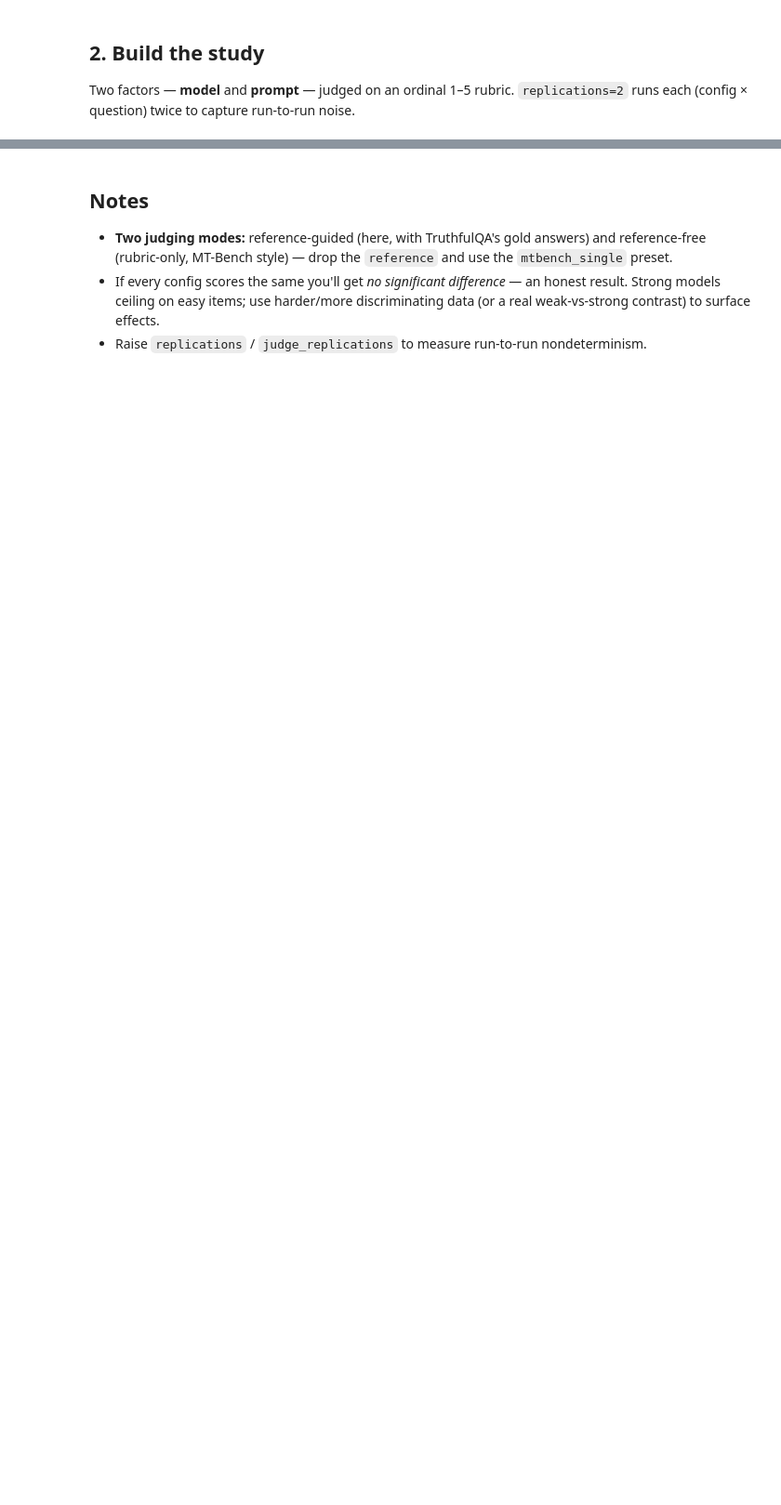
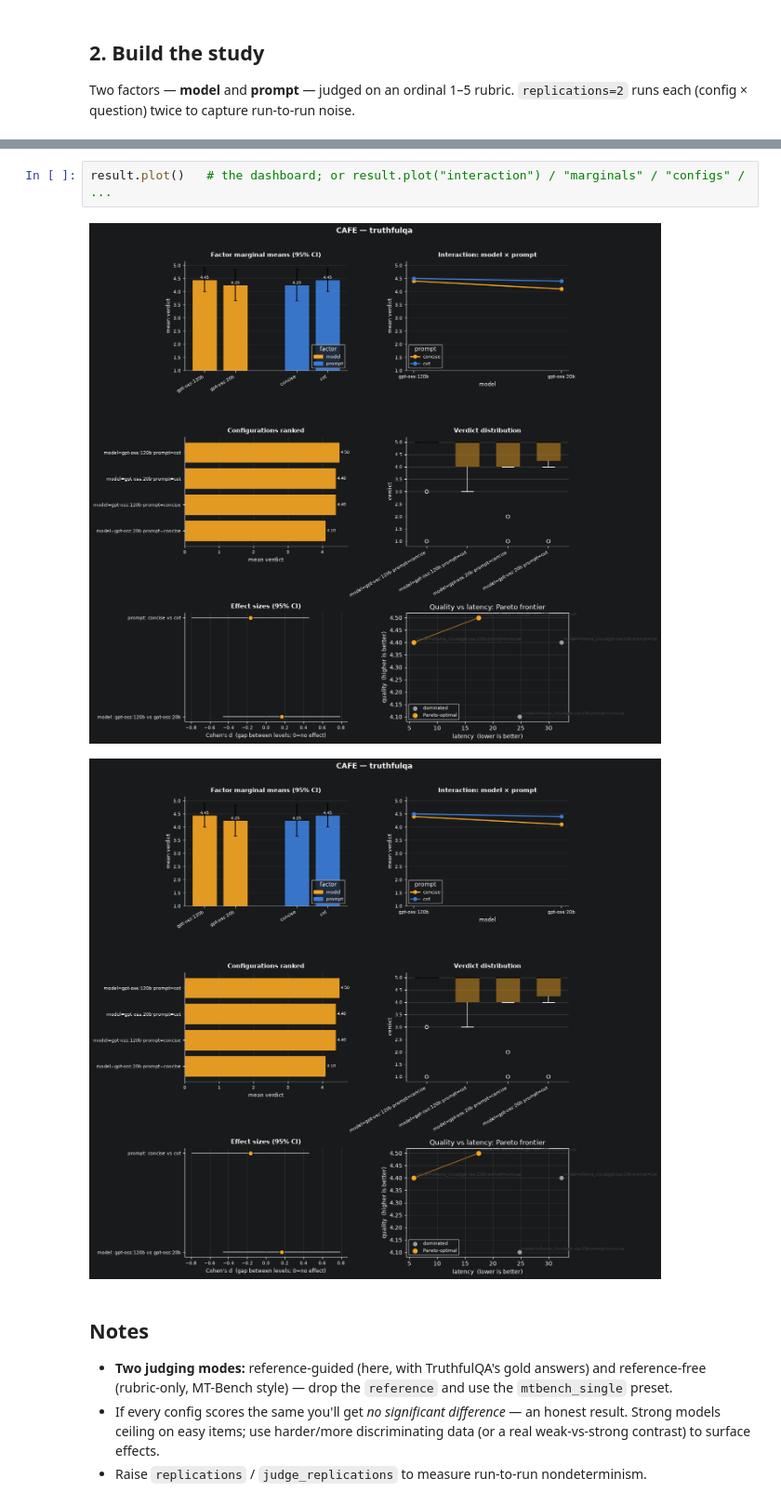
Before and after one commit to fabian-lu/Cafe, a Jupyter notebook: examples/01_quickstart.ipynb, the cells around one changed output, grey strips where cells are left out. Shown at 93% size. Cells and saved outputs as stored; diff of their text form; blank space fills up the shorter version.

```diff
--- a/examples/01_quickstart.ipynb
+++ b/examples/01_quickstart.ipynb
@@ -189,3 +346,8 @@ fixed effects (ordinal log-odds of a higher score; + = better):
+# %%
+result.plot()   # the dashboard; or result.plot("interaction") / "marginals" / "configs" / ...
+# %% [output]
+[figure, added]
+[figure, added]
 # %% [markdown]
 ## Notes
 
```
Also changed, not shown: parts of 25 cells of this notebook, 44 other files.
